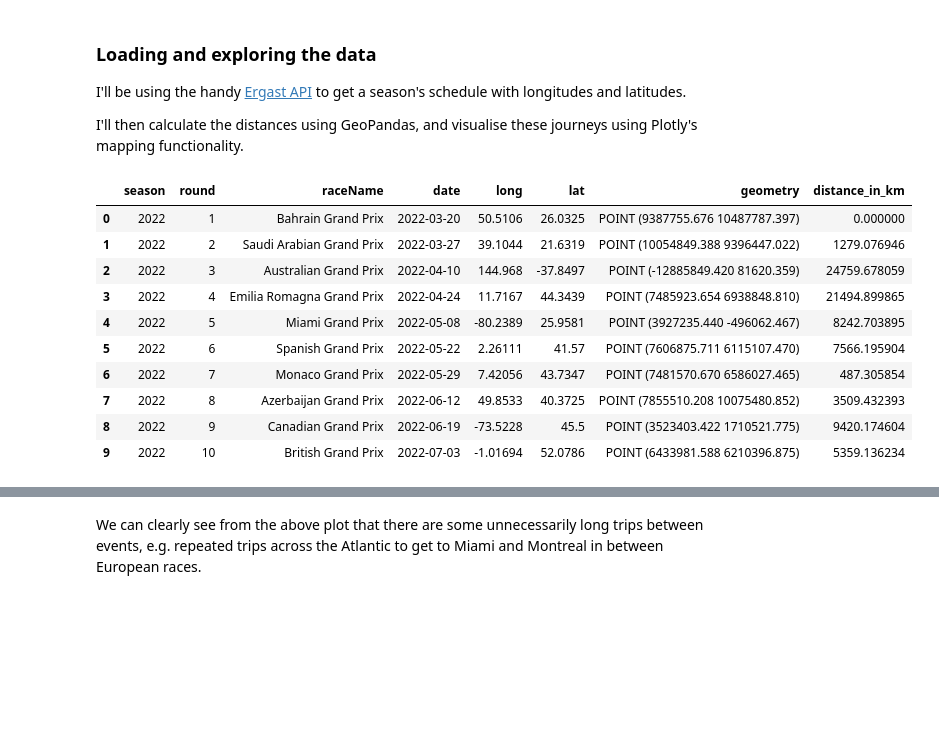
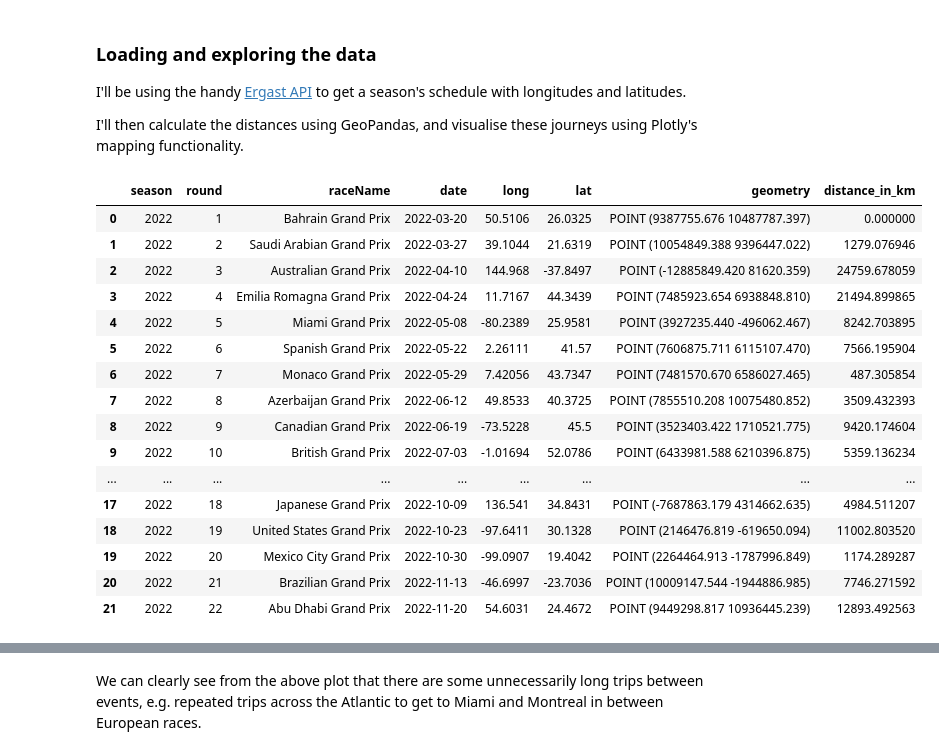
Before and after one commit to FraserTarbet/F1-calendar-optimisation, a Jupyter notebook: Calendar optimisation.ipynb, the cells around one changed output, grey strips where cells are left out. Saved outputs shown, nothing was run; the diff lists cells and outputs as text; code cells hidden in the pictures; blank space fills up the shorter version.

```diff
--- a/Calendar optimisation.ipynb
+++ b/Calendar optimisation.ipynb
@@ -19,6 +21,7 @@ import requests
 import pandas as pd
 import geopandas as gpd
 import plotly.graph_objects as go
+from itertools import permutations
 
 pd.options.mode.chained_assignment = None
 
@@ -26,7 +29,7 @@ pd.options.mode.chained_assignment = None
 def get_season_geodataframe(season):
 
     # Call Ergast API and insert results into a dataframe
-    api_url = "https://ergast.com/api/f1/" + str(year) + ".json"
+    api_url = "https://ergast.com/api/f1/" + str(season) + ".json"
 
     raw_result = requests.get(api_url).json()
     race_list = raw_result["MRData"]["RaceTable"]["Races"]
@@ -39,34 +42,40 @@ def get_season_geodataframe(season):
     # Ignore irrelevant fields
     races_df = races_df[["season", "round", "raceName", "date", "long", "lat"]]
 
     # Add point geometry data based on longs and lats
     races_gdf = gpd.GeoDataFrame(races_df, geometry=gpd.points_from_xy(races_df["long"], races_df["lat"], crs="EPSG:4326"))
 
     # Convert projection to UTM to allow distance calculation in metres
     races_gdf.to_crs(epsg=3310, inplace=True)
 
     # Calculate distances to each race from its preceding event
     races_gdf["distance_in_km"] = 0
     for i in range(1, len(races_gdf.index)):
         races_gdf["distance_in_km"].iloc[i] = races_gdf["geometry"].iloc[i].distance(races_gdf["geometry"].iloc[i-1]) / 1000
 
     return races_gdf
 
 
 # Example of function output based on this season
-get_season_geodataframe(2022).head(10)
+get_season_geodataframe(2022)
 # %% [output]
 |  | season | round | raceName | date | long | lat | geometry | distance_in_km |
 | 0 | 2022 | 1 | Bahrain Grand Prix | 2022-03-20 | 50.5106 | 26.0325 | POINT (9387755.676 10487787.397) | 0.000000 |
 | 1 | 2022 | 2 | Saudi Arabian Grand Prix | 2022-03-27 | 39.1044 | 21.6319 | POINT (10054849.388 9396447.022) | 1279.076946 |
 | 2 | 2022 | 3 | Australian Grand Prix | 2022-04-10 | 144.968 | -37.8497 | POINT (-12885849.420 81620.359) | 24759.678059 |
 | 3 | 2022 | 4 | Emilia Romagna Grand Prix | 2022-04-24 | 11.7167 | 44.3439 | POINT (7485923.654 6938848.810) | 21494.899865 |
 | 4 | 2022 | 5 | Miami Grand Prix | 2022-05-08 | -80.2389 | 25.9581 | POINT (3927235.440 -496062.467) | 8242.703895 |
 | 5 | 2022 | 6 | Spanish Grand Prix | 2022-05-22 | 2.26111 | 41.57 | POINT (7606875.711 6115107.470) | 7566.195904 |
 | 6 | 2022 | 7 | Monaco Grand Prix | 2022-05-29 | 7.42056 | 43.7347 | POINT (7481570.670 6586027.465) | 487.305854 |
 | 7 | 2022 | 8 | Azerbaijan Grand Prix | 2022-06-12 | 49.8533 | 40.3725 | POINT (7855510.208 10075480.852) | 3509.432393 |
 | 8 | 2022 | 9 | Canadian Grand Prix | 2022-06-19 | -73.5228 | 45.5 | POINT (3523403.422 1710521.775) | 9420.174604 |
 | 9 | 2022 | 10 | British Grand Prix | 2022-07-03 | -1.01694 | 52.0786 | POINT (6433981.588 6210396.875) | 5359.136234 |
+| ... | ... | ... | ... | ... | ... | ... | ... | ... |
+| 17 | 2022 | 18 | Japanese Grand Prix | 2022-10-09 | 136.541 | 34.8431 | POINT (-7687863.179 4314662.635) | 4984.511207 |
+| 18 | 2022 | 19 | United States Grand Prix | 2022-10-23 | -97.6411 | 30.1328 | POINT (2146476.819 -619650.094) | 11002.803520 |
+| 19 | 2022 | 20 | Mexico City Grand Prix | 2022-10-30 | -99.0907 | 19.4042 | POINT (2264464.913 -1787996.849) | 1174.289287 |
+| 20 | 2022 | 21 | Brazilian Grand Prix | 2022-11-13 | -46.6997 | -23.7036 | POINT (10009147.544 -1944886.985) | 7746.271592 |
+| 21 | 2022 | 22 | Abu Dhabi Grand Prix | 2022-11-20 | 54.6031 | 24.4672 | POINT (9449298.817 10936445.239) | 12893.492563 |
 # %%
 # Plot this season's route around the globe
 season = 2022
```
Also changed, not shown: parts of 4 cells of this notebook.
